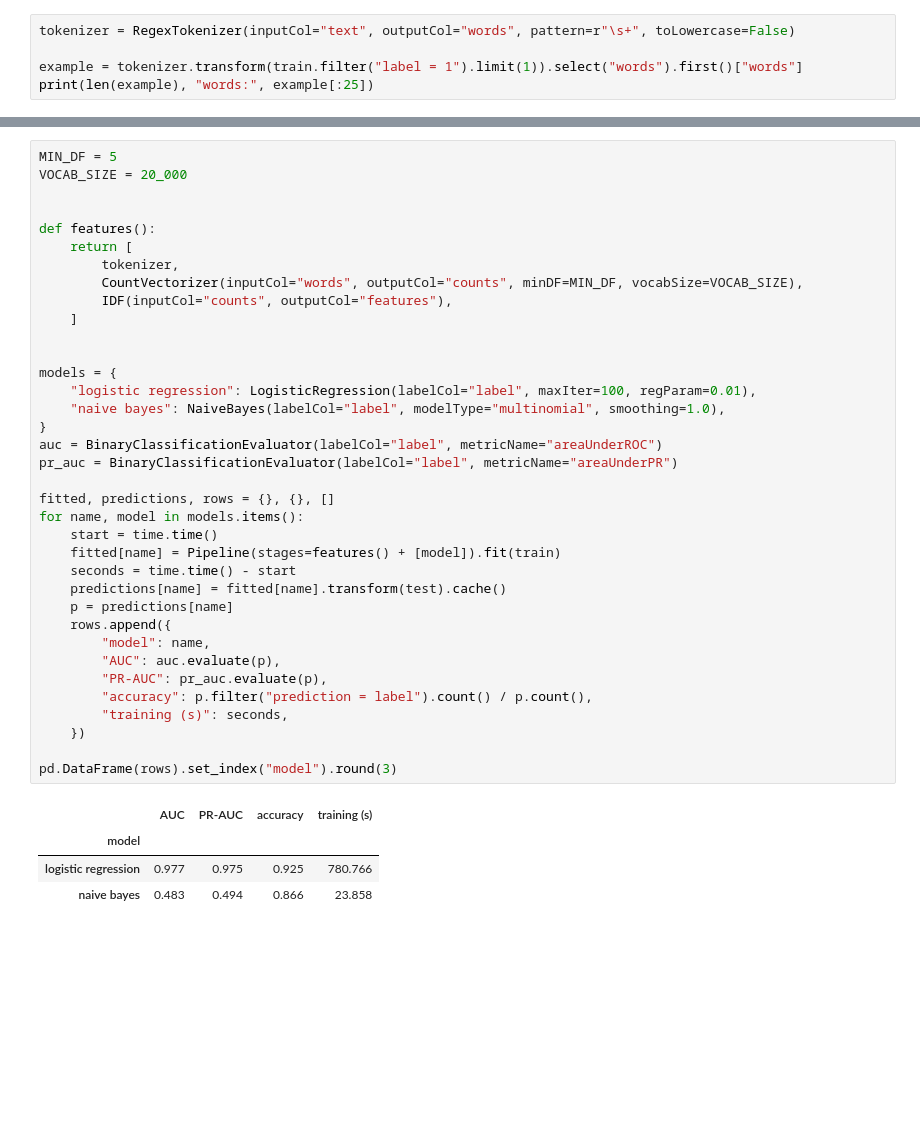
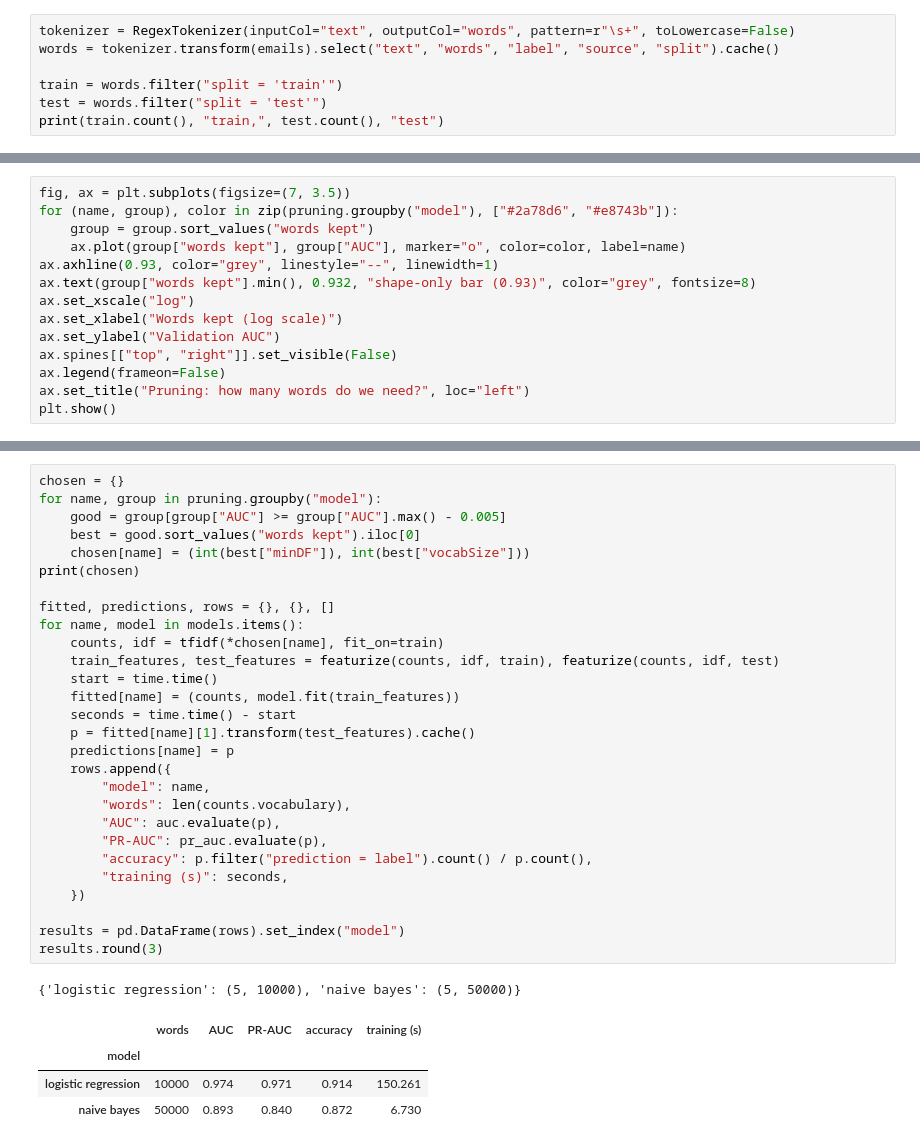
Before and after one commit to Teay2026/data-science-injection-detector, a Jupyter notebook: notebooks/04_iteration1_raw_text.ipynb, the cells around one changed output, grey strips where cells are left out. Cells and saved outputs as stored; diff of their text form; blank space fills up the shorter version.

```diff
--- a/notebooks/04_iteration1_raw_text.ipynb
+++ b/notebooks/04_iteration1_raw_text.ipynb
@@ -40,6 +37,8 @@ Split on spaces only: punctuation stays glued to words and case is kept. `<|user
 # %%
 tokenizer = RegexTokenizer(inputCol="text", outputCol="words", pattern=r"\s+", toLowercase=False)
+words = tokenizer.transform(emails).select("text", "words", "label", "source", "split").cache()
 
-example = tokenizer.transform(train.filter("label = 1").limit(1)).select("words").first()["words"]
-print(len(example), "words:", example[:25])
+train = words.filter("split = 'train'")
+test = words.filter("split = 'test'")
+print(train.count(), "train,", test.count(), "test")
 # %% [output]
@@ -50,0 +128,14 @@ Starting point for pruning: `minDF = 5`, `vocabSize = 20 000`. Same features for
+# %%
+fig, ax = plt.subplots(figsize=(7, 3.5))
+for (name, group), color in zip(pruning.groupby("model"), ["#2a78d6", "#e8743b"]):
+    group = group.sort_values("words kept")
+    ax.plot(group["words kept"], group["AUC"], marker="o", color=color, label=name)
+ax.axhline(0.93, color="grey", linestyle="--", linewidth=1)
+ax.text(group["words kept"].min(), 0.932, "shape-only bar (0.93)", color="grey", fontsize=8)
+ax.set_xscale("log")
+ax.set_xlabel("Words kept (log scale)")
+ax.set_ylabel("Validation AUC")
+ax.spines[["top", "right"]].set_visible(False)
+ax.legend(frameon=False)
+ax.set_title("Pruning: how many words do we need?", loc="left")
+plt.show()
@@ -51,44 +148,37 @@ Starting point for pruning: `minDF = 5`, `vocabSize = 20 000`. Same features for
 # %%
-MIN_DF = 5
-VOCAB_SIZE = 20_000
-
-
-def features():
-    return [
-        tokenizer,
-        CountVectorizer(inputCol="words", outputCol="counts", minDF=MIN_DF, vocabSize=VOCAB_SIZE),
-        IDF(inputCol="counts", outputCol="features"),
-    ]
-
-
-models = {
-    "logistic regression": LogisticRegression(labelCol="label", maxIter=100, regParam=0.01),
-    "naive bayes": NaiveBayes(labelCol="label", modelType="multinomial", smoothing=1.0),
-}
-auc = BinaryClassificationEvaluator(labelCol="label", metricName="areaUnderROC")
-pr_auc = BinaryClassificationEvaluator(labelCol="label", metricName="areaUnderPR")
+chosen = {}
+for name, group in pruning.groupby("model"):
+    good = group[group["AUC"] >= group["AUC"].max() - 0.005]
+    best = good.sort_values("words kept").iloc[0]
+    chosen[name] = (int(best["minDF"]), int(best["vocabSize"]))
+print(chosen)
 
 fitted, predictions, rows = {}, {}, []
 for name, model in models.items():
+    counts, idf = tfidf(*chosen[name], fit_on=train)
+    train_features, test_features = featurize(counts, idf, train), featurize(counts, idf, test)
     start = time.time()
-    fitted[name] = Pipeline(stages=features() + [model]).fit(train)
+    fitted[name] = (counts, model.fit(train_features))
     seconds = time.time() - start
-    predictions[name] = fitted[name].transform(test).cache()
-    p = predictions[name]
+    p = fitted[name][1].transform(test_features).cache()
+    predictions[name] = p
     rows.append({
         "model": name,
+        "words": len(counts.vocabulary),
         "AUC": auc.evaluate(p),
         "PR-AUC": pr_auc.evaluate(p),
         "accuracy": p.filter("prediction = label").count() / p.count(),
         "training (s)": seconds,
     })
 
-pd.DataFrame(rows).set_index("model").round(3)
+results = pd.DataFrame(rows).set_index("model")
+results.round(3)
 # %% [output]
+{'logistic regression': (5, 10000), 'naive bayes': (5, 50000)}
-|  | AUC | PR-AUC | accuracy | training (s) |
-| model |  |  |  |  |
-| logistic regression | 0.977 | 0.975 | 0.925 | 780.766 |
-| naive bayes | 0.483 | 0.494 | 0.866 | 23.858 |
+|  | words | AUC | PR-AUC | accuracy | training (s) |
+| model |  |  |  |  |  |
+| logistic regression | 10000 | 0.974 | 0.971 | 0.914 | 150.261 |
+| naive bayes | 50000 | 0.893 | 0.840 | 0.872 | 6.730 |
 # %% [markdown]
 ## Who gets flagged
 
```
Also changed, not shown: parts of 17 cells of this notebook, 1 other file.
